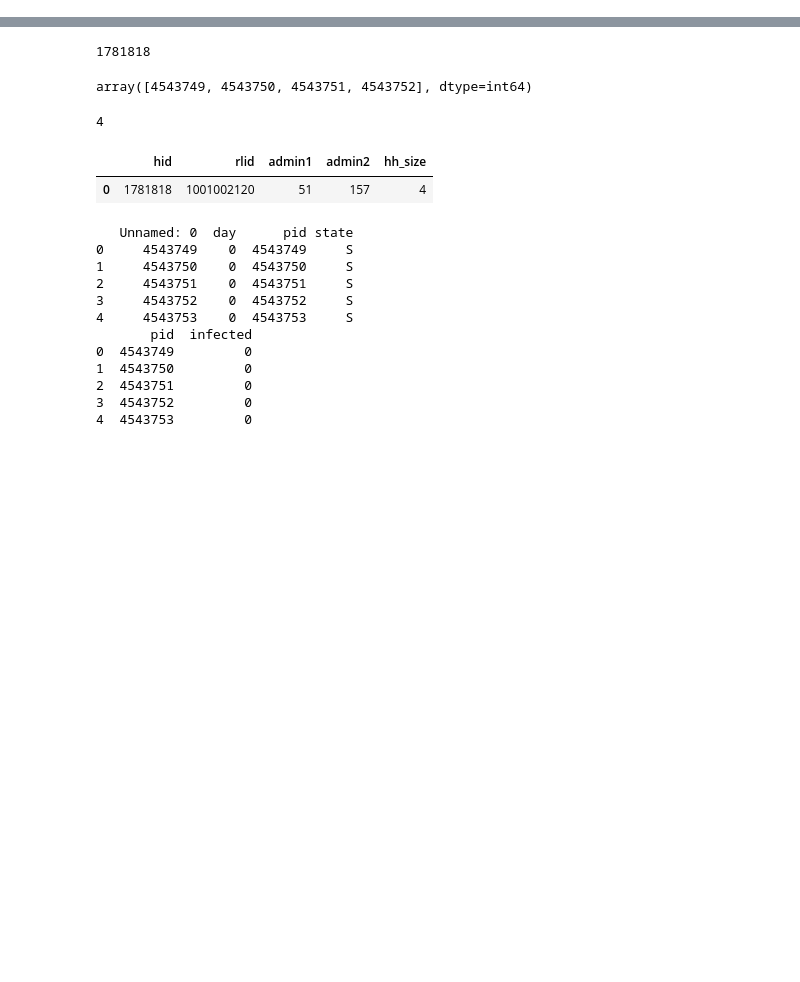
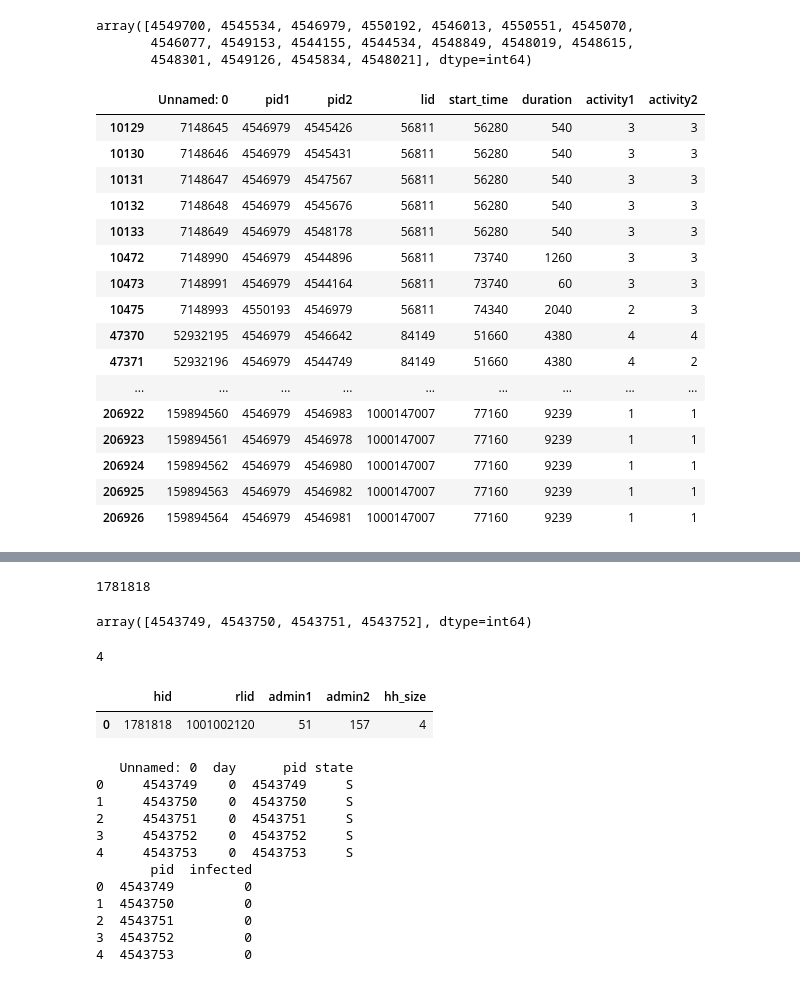
Before and after one commit to shockedeel/graphical-models-project, a Jupyter notebook: main.ipynb, the cells around one changed output, grey strips where cells are left out. Cells and saved outputs as stored; diff of their text form; code cells hidden in the pictures; blank space fills up the shorter version.

```diff
--- a/main.ipynb
+++ b/main.ipynb
@@ -26,0 +65,27 @@ test.va_household.query('hid == @hid')['hh_size'].squeeze()
+# %%
+infected_pids = va_disease_outcome_training.query('state == "I"')['pid'].unique()
+infected_pids
+# %% [output]
+array([4549700, 4545534, 4546979, 4550192, 4546013, 4550551, 4545070,
+       4546077, 4549153, 4544155, 4544534, 4548849, 4548019, 4548615,
+       4548301, 4549126, 4545834, 4548021], dtype=int64)
+# %%
+va_population_network.query('pid1 == 4546979 or pid2 == 4546979')
+# %% [output]
+|  | Unnamed: 0 | pid1 | pid2 | lid | start_time | duration | activity1 | activity2 |
+| 10129 | 7148645 | 4546979 | 4545426 | 56811 | 56280 | 540 | 3 | 3 |
+| 10130 | 7148646 | 4546979 | 4545431 | 56811 | 56280 | 540 | 3 | 3 |
+| 10131 | 7148647 | 4546979 | 4547567 | 56811 | 56280 | 540 | 3 | 3 |
+| 10132 | 7148648 | 4546979 | 4545676 | 56811 | 56280 | 540 | 3 | 3 |
+| 10133 | 7148649 | 4546979 | 4548178 | 56811 | 56280 | 540 | 3 | 3 |
+| 10472 | 7148990 | 4546979 | 4544896 | 56811 | 73740 | 1260 | 3 | 3 |
+| 10473 | 7148991 | 4546979 | 4544164 | 56811 | 73740 | 60 | 3 | 3 |
+| 10475 | 7148993 | 4550193 | 4546979 | 56811 | 74340 | 2040 | 2 | 3 |
+| 47370 | 52932195 | 4546979 | 4546642 | 84149 | 51660 | 4380 | 4 | 4 |
+| 47371 | 52932196 | 4546979 | 4544749 | 84149 | 51660 | 4380 | 4 | 2 |
+| ... | ... | ... | ... | ... | ... | ... | ... | ... |
+| 206922 | 159894560 | 4546979 | 4546983 | 1000147007 | 77160 | 9239 | 1 | 1 |
+| 206923 | 159894561 | 4546979 | 4546978 | 1000147007 | 77160 | 9239 | 1 | 1 |
+| 206924 | 159894562 | 4546979 | 4546980 | 1000147007 | 77160 | 9239 | 1 | 1 |
+| 206925 | 159894563 | 4546979 | 4546982 | 1000147007 | 77160 | 9239 | 1 | 1 |
+| 206926 | 159894564 | 4546979 | 4546981 | 1000147007 | 77160 | 9239 | 1 | 1 |
```
Also changed, not shown: parts of 8 cells of this notebook, 1 other file.
